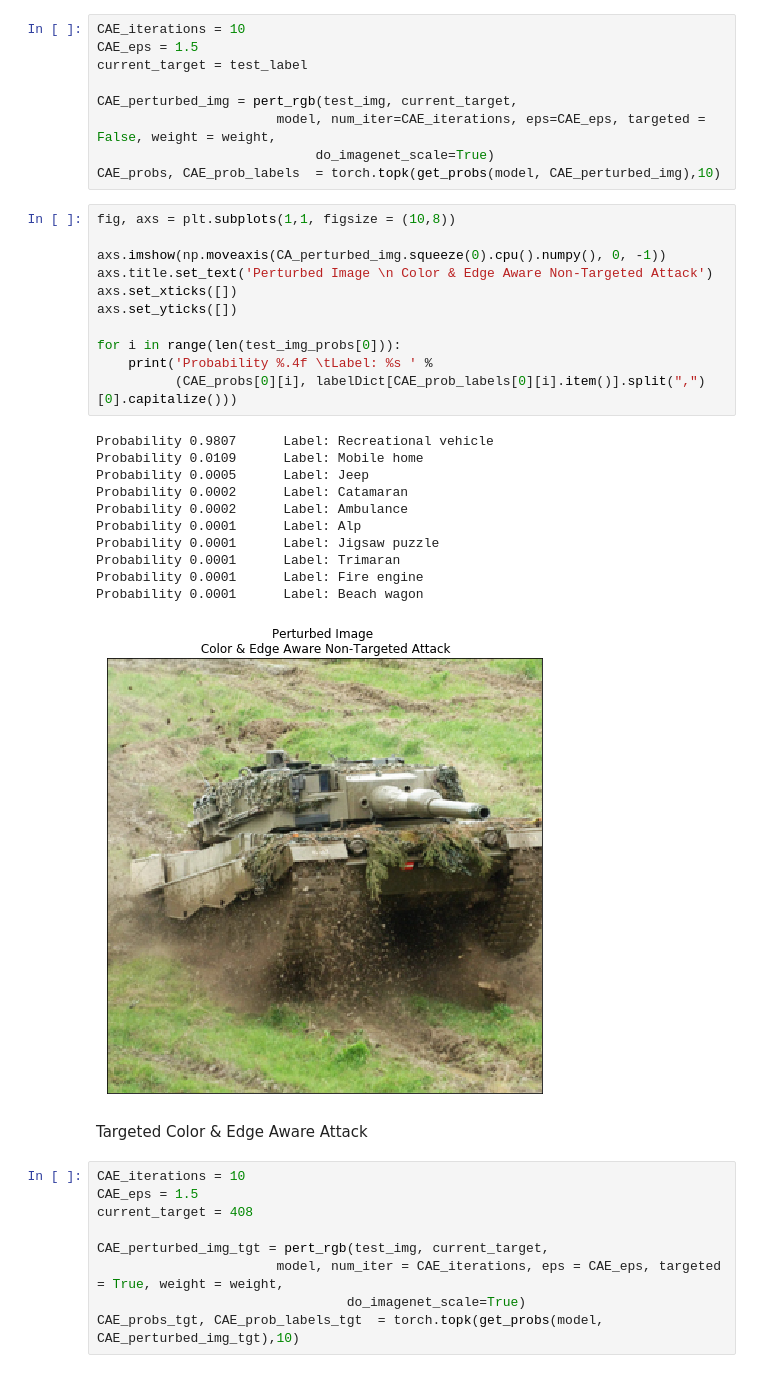
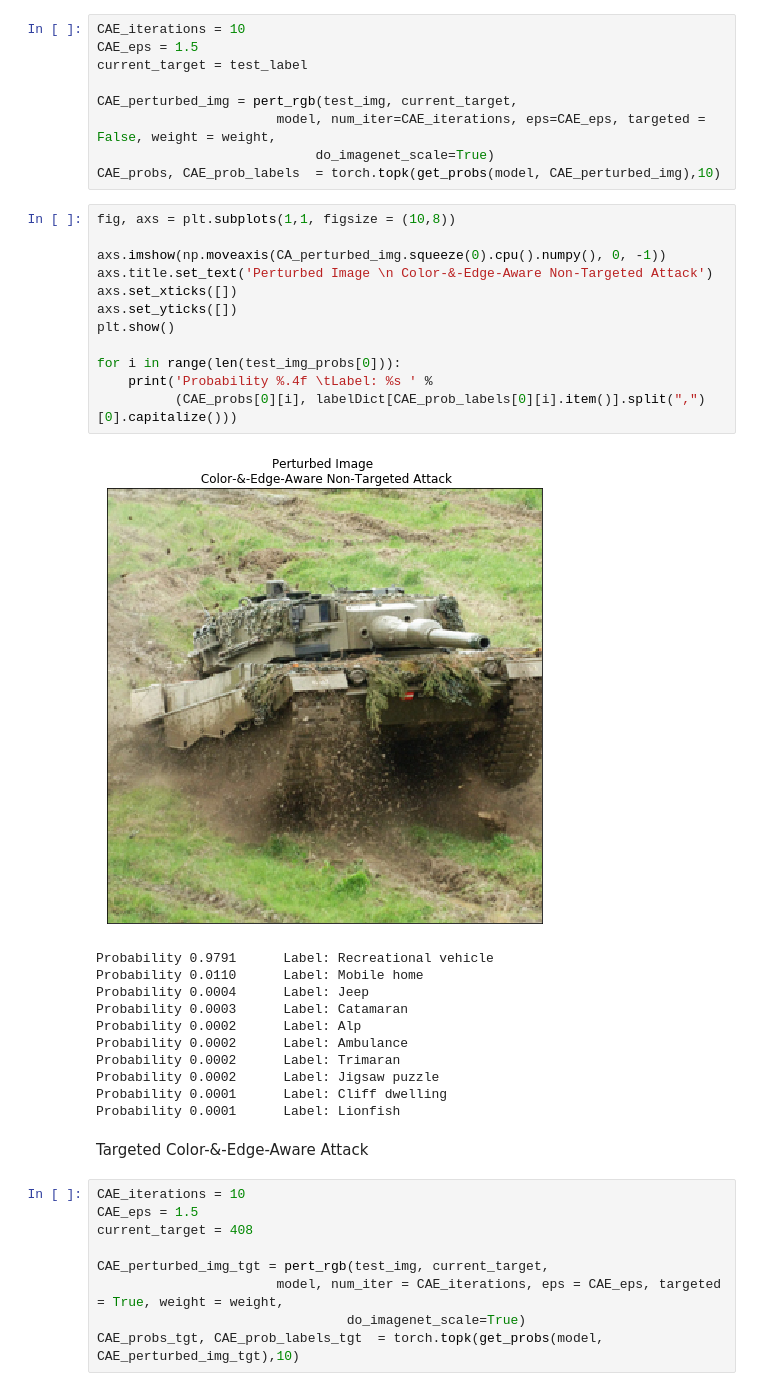
Before and after one commit to rbassett3/Color-and-Edge-Aware-Perturbations, a Jupyter notebook: Color-and-Edge-Aware-Examples.ipynb, the cells around one changed output. Cells and saved outputs as stored; diff of their text form.

```diff
--- a/Color-and-Edge-Aware-Examples.ipynb
+++ b/Color-and-Edge-Aware-Examples.ipynb
@@ -189,28 +190,29 @@ CAE_probs, CAE_prob_labels  = torch.topk(get_probs(model, CAE_perturbed_img),10)
 # %%
 fig, axs = plt.subplots(1,1, figsize = (10,8))
 
 axs.imshow(np.moveaxis(CA_perturbed_img.squeeze(0).cpu().numpy(), 0, -1))
-axs.title.set_text('Perturbed Image \n Color & Edge Aware Non-Targeted Attack')
+axs.title.set_text('Perturbed Image \n Color-&-Edge-Aware Non-Targeted Attack')
 axs.set_xticks([])
 axs.set_yticks([])
+plt.show()
 
 for i in range(len(test_img_probs[0])):
     print('Probability %.4f \tLabel: %s ' %
           (CAE_probs[0][i], labelDict[CAE_prob_labels[0][i].item()].split(",")[0].capitalize()))
 # %% [output]
+[figure]
-Probability 0.9807      Label: Recreational vehicle
-Probability 0.0109      Label: Mobile home
-Probability 0.0005      Label: Jeep
-Probability 0.0002      Label: Catamaran
+Probability 0.9791      Label: Recreational vehicle
+Probability 0.0110      Label: Mobile home
+Probability 0.0004      Label: Jeep
+Probability 0.0003      Label: Catamaran
+Probability 0.0002      Label: Alp
 Probability 0.0002      Label: Ambulance
-Probability 0.0001      Label: Alp
-Probability 0.0001      Label: Jigsaw puzzle
-Probability 0.0001      Label: Trimaran
-Probability 0.0001      Label: Fire engine
-Probability 0.0001      Label: Beach wagon
+Probability 0.0002      Label: Trimaran
+Probability 0.0002      Label: Jigsaw puzzle
+Probability 0.0001      Label: Cliff dwelling
+Probability 0.0001      Label: Lionfish
-[figure]
 # %% [markdown]
-Targeted Color & Edge Aware Attack
+Targeted Color-&-Edge-Aware Attack
 # %%
 CAE_iterations = 10
 CAE_eps = 1.5
```
Also changed, not shown: parts of 11 cells of this notebook, 1 other file.
